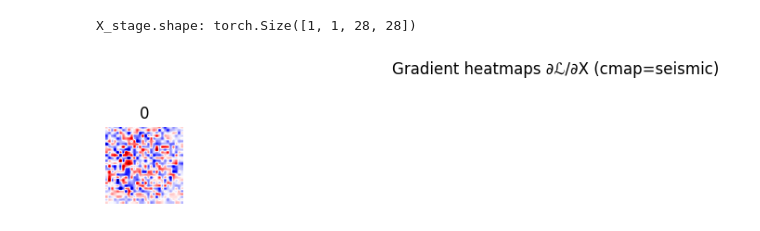
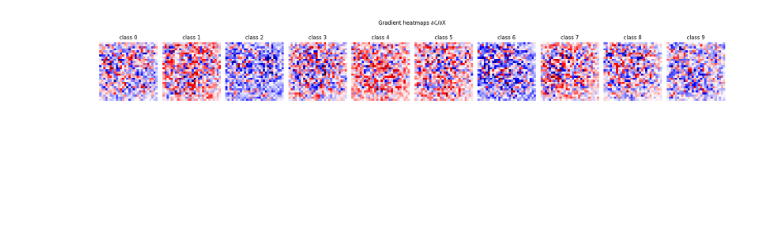
Before and after one commit to AlexRaudvee/MultiArchPDD-CV, a Jupyter notebook: visualizations.ipynb, the cells around one changed output. Drawn from its saved outputs; the diff is of its cells as text; code cells hidden in the pictures; blank space fills up the shorter version.

Commit message:
final updajtments of the visualisations

```diff
--- a/visualizations.ipynb
+++ b/visualizations.ipynb
@@ -4,7 +4,7 @@ from utils.func import show_gradient_maps
 from models.Model import ConvNet
 # %%
 # Load the distilled file
-data = torch.load('data/Distilled_MNIST/distilled_mnist.pt')
+data = torch.load('data/Distilled/mm-match_mnist_convnet.pt')
 X_list = data['X']   # this was your X_syn
 Y_list = data['Y']   # this was your Y_syn
 
@@ -12,19 +12,10 @@ Y_list = data['Y']   # this was your Y_syn
 stage = -1
 X_syn = X_list[stage]  # Tensor of shape [synthetic_size, C, H, W]
 Y_syn = Y_list[stage]  # Tensor of shape [synthetic_size, num_classes]
-
-X_stage = X_syn[0]         # Tensor: [synthetic_size, C, H, W]
-Y_stage = Y_syn[0]         # Tensor: [synthetic_size, num_classes]
-
-# If Y_stage is soft, get hard labels:
-X_stage = X_stage.unsqueeze(1)
-print("X_stage.shape:", X_stage.shape)
-# %% [output]
-X_stage.shape: torch.Size([1, 1, 28, 28])
-# %%
-show_gradient_maps(model_fn=lambda: ConvNet(in_channels=1, num_classes=10),
-                   X_syn=X_stage,
-                   y_hard=Y_stage,
-                   num_classes=10)
-# %% [output]
-[figure, removed]
+# %%
+show_gradient_maps(ckpt_path        = "data/checkpoints/mm-match_mnist_convnet.pth",
+                   model_cls        = ConvNet,
+                   X_syn            = X_syn,
+                   Y_syn            = Y_syn)
+# %% [output]
+[figure, added]
```
Also changed, not shown: 2 other files.
